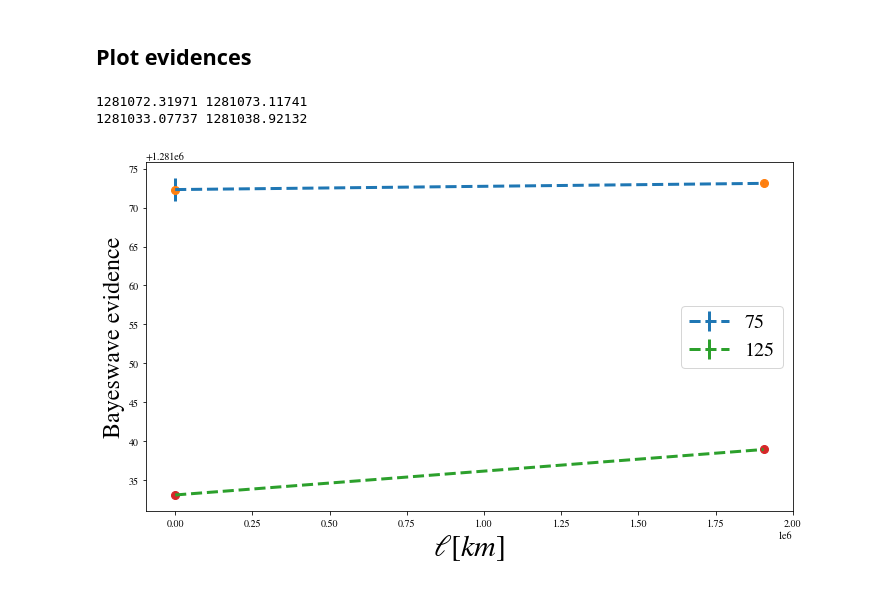
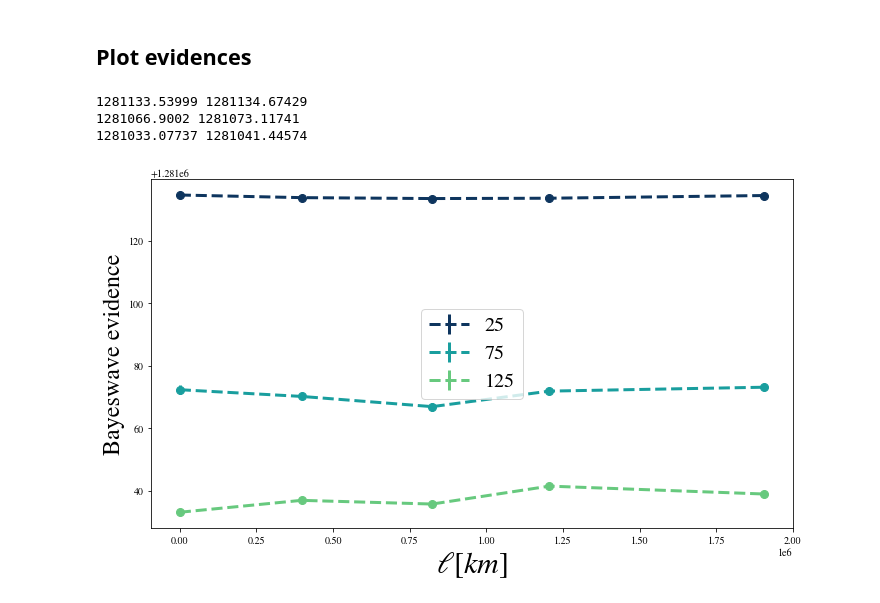
Before and after one commit to mariaokounkova/BeyondGRAnalysis, a Jupyter notebook: BayeswaveAnalysis.ipynb, the cells around one changed output. Saved outputs shown, nothing was run; the diff lists cells and outputs as text; code cells hidden in the pictures.

```diff
--- a/BayeswaveAnalysis.ipynb
+++ b/BayeswaveAnalysis.ipynb
@@ -22,15 +22,15 @@ from ipynb.fs.full.Auxiliary import SubtractPeakTime, EllinKm, ComputeOverlap, C
 matplotlib.rcParams['mathtext.fontset'] = 'stix'
 matplotlib.rcParams['font.family'] = 'STIXGeneral'
 matplotlib.rcParams['axes.labelsize'] = 24
-# matplotlib.rcParams['xtick.labelsize'] = 30
-# matplotlib.rcParams['ytick.labelsize'] = 30
-# matplotlib.rcParams['xtick.major.size'] = 20
-# matplotlib.rcParams['ytick.major.size'] = 20
-# matplotlib.rcParams['xtick.top'] = True
-# matplotlib.rcParams['xtick.direction'] = 'in'
-# matplotlib.rcParams['xtick.minor.visible'] = True
-# matplotlib.rcParams['xtick.minor.size'] = 10
-# matplotlib.rcParams['ytick.minor.size'] = 10
+matplotlib.rcParams['xtick.labelsize'] = 30
+matplotlib.rcParams['ytick.labelsize'] = 30
+matplotlib.rcParams['xtick.major.size'] = 20
+matplotlib.rcParams['ytick.major.size'] = 20
+matplotlib.rcParams['xtick.top'] = True
+matplotlib.rcParams['xtick.direction'] = 'in'
+matplotlib.rcParams['xtick.minor.visible'] = True
+matplotlib.rcParams['xtick.minor.size'] = 10
+matplotlib.rcParams['ytick.minor.size'] = 10
 matplotlib.rcParams['legend.fontsize'] = 18
 matplotlib.rcParams['legend.frameon'] = True
 #matplotlib.rcParams['lines.linewidth'] = 3
@@ -482,37 +507,40 @@ def GetEvidence(base_dir):
     return ev, ev_err
 
 def PlotBWEvidence():
 
     fig = plt.figure(figsize=(10, 6))
 
-    ell = ["0p0", "0p37"] #, "0p25", "0p3", "0p35", "0p37"]
+    ell = ["0p0", "0p25", "0p3", "0p33", "0p37"]
     ell_km = np.array([EllinKm(l, 68) for l in ell])**4
+    snrs = ['25', '75', '125']
+    colors = ["#0e355e", "#199e9e", "#67c97e"]
 
-    for SNR in ['75','125']:
+    for SNR, color in zip(snrs, colors):
 
         BW_Evidence = np.zeros(len(ell))
         BW_Evidence_err = np.zeros(len(ell))
 
         for i, l in enumerate(ell):
             base_dir = 'PHENOM_dCS_' + l + '_' + SNR
             ev, ev_err = GetEvidence(base_dir)
             BW_Evidence[i] = ev
             BW_Evidence_err[i] = ev_err
 
-        plt.errorbar(ell_km, BW_Evidence, yerr=BW_Evidence_err, linestyle='--', label=SNR, linewidth=3)
-        plt.plot(ell_km, BW_Evidence, 'o', markersize=8)
+        plt.errorbar(ell_km, BW_Evidence, yerr=BW_Evidence_err, linestyle='--', label=SNR, linewidth=3, color = color)
+        plt.plot(ell_km, BW_Evidence, 'o', markersize=8, color = color)
         print(min(BW_Evidence), max(BW_Evidence))
 
     plt.xlabel(r'$\ell [km]$', fontsize=30)
     plt.ylabel('Bayeswave evidence')
 
     plt.legend(fontsize=20)
     plt.tight_layout()
     plt.savefig('BayesWaveEvidence.pdf')
     plt.show()
 
 PlotBWEvidence()
 # %% [output]
-1281072.31971 1281073.11741
-1281033.07737 1281038.92132
+1281133.53999 1281134.67429
+1281066.9002 1281073.11741
+1281033.07737 1281041.44574
-[figure, old version]
+[figure, new version]
```
Also changed, not shown: parts of 3 cells of this notebook.
